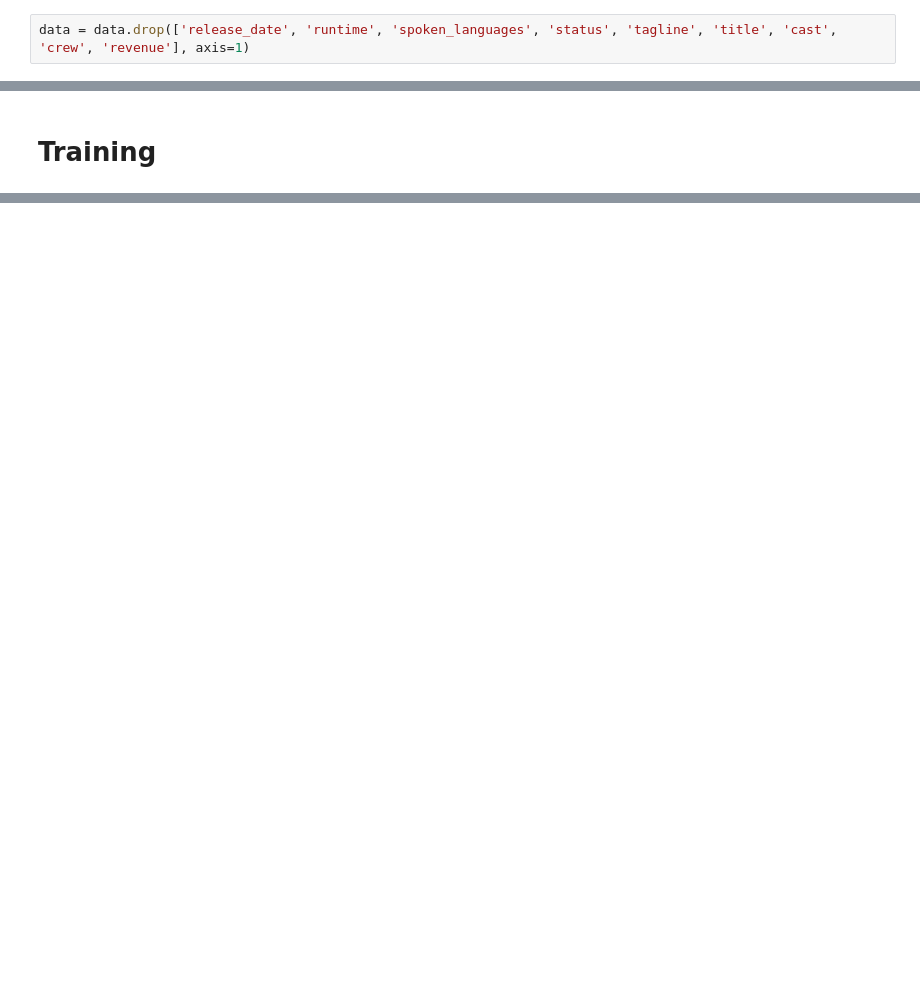
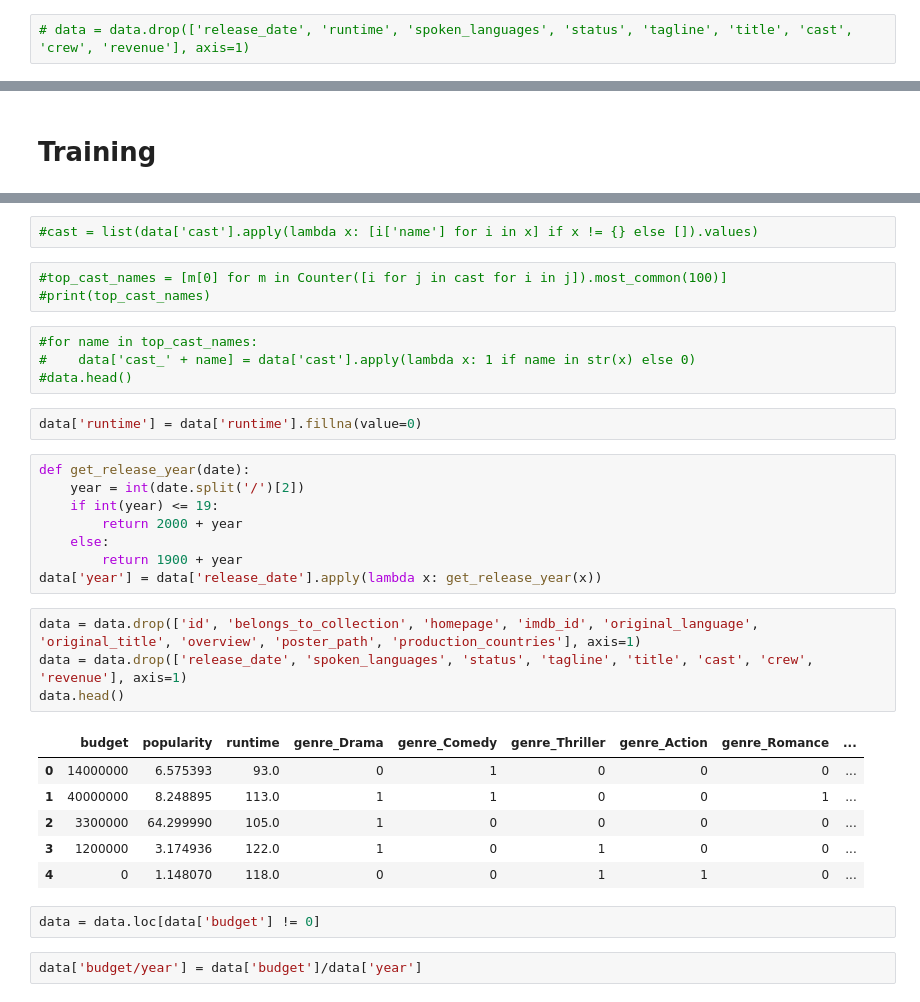
Before and after one commit to aaronkanzer/cs5100FinalProject, a Jupyter notebook: RandomForest.ipynb, the cells around one changed output, grey strips where cells are left out. Drawn from its saved outputs; the diff is of its cells as text; blank space fills up the shorter version.

```diff
--- a/RandomForest.ipynb
+++ b/RandomForest.ipynb
@@ -127,2 +127,2 @@ data = data.drop(['id', 'belongs_to_collection', 'homepage', 'imdb_id', 'origina
 # %%
-data = data.drop(['release_date', 'runtime', 'spoken_languages', 'status', 'tagline', 'title', 'cast', 'crew', 'revenue'], axis=1)
+# data = data.drop(['release_date', 'runtime', 'spoken_languages', 'status', 'tagline', 'title', 'cast', 'crew', 'revenue'], axis=1)
@@ -140,3 +143,37 @@ data.head()
+# %%
+#cast = list(data['cast'].apply(lambda x: [i['name'] for i in x] if x != {} else []).values)
+# %%
+#top_cast_names = [m[0] for m in Counter([i for j in cast for i in j]).most_common(100)]
+#print(top_cast_names)
+# %%
+#for name in top_cast_names:
+#    data['cast_' + name] = data['cast'].apply(lambda x: 1 if name in str(x) else 0)
+#data.head()
+# %%
+data['runtime'] = data['runtime'].fillna(value=0)
+# %%
+def get_release_year(date):
+    year = int(date.split('/')[2])
+    if int(year) <= 19:
+        return 2000 + year
+    else:
+        return 1900 + year
+data['year'] = data['release_date'].apply(lambda x: get_release_year(x))
+# %%
+data = data.drop(['id', 'belongs_to_collection', 'homepage', 'imdb_id', 'original_language', 'original_title', 'overview', 'poster_path', 'production_countries'], axis=1)
+data = data.drop(['release_date', 'spoken_languages', 'status', 'tagline', 'title', 'cast', 'crew', 'revenue'], axis=1)
+data.head()
+# %% [output]
+|  | budget | popularity | runtime | genre_Drama | genre_Comedy | genre_Thriller | genre_Action | genre_Romance | ... |
+| 0 | 14000000 | 6.575393 | 93.0 | 0 | 1 | 0 | 0 | 0 | ... |
+| 1 | 40000000 | 8.248895 | 113.0 | 1 | 1 | 0 | 0 | 1 | ... |
+| 2 | 3300000 | 64.299990 | 105.0 | 1 | 0 | 0 | 0 | 0 | ... |
+| 3 | 1200000 | 3.174936 | 122.0 | 1 | 0 | 1 | 0 | 0 | ... |
+| 4 | 0 | 1.148070 | 118.0 | 0 | 0 | 1 | 1 | 0 | ... |
+# %%
+data = data.loc[data['budget'] != 0]
+# %%
+data['budget/year'] = data['budget']/data['year']
 # %%
 x = data.drop(['revenue_interval'], axis=1)
 y = data['revenue_interval']
```
Also changed, not shown: parts of 6 cells of this notebook, 1 other file.
